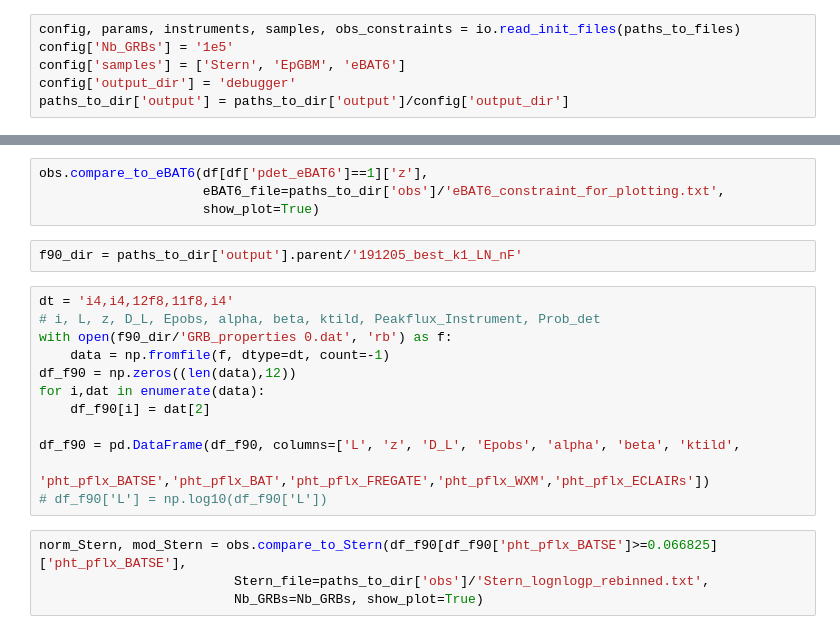
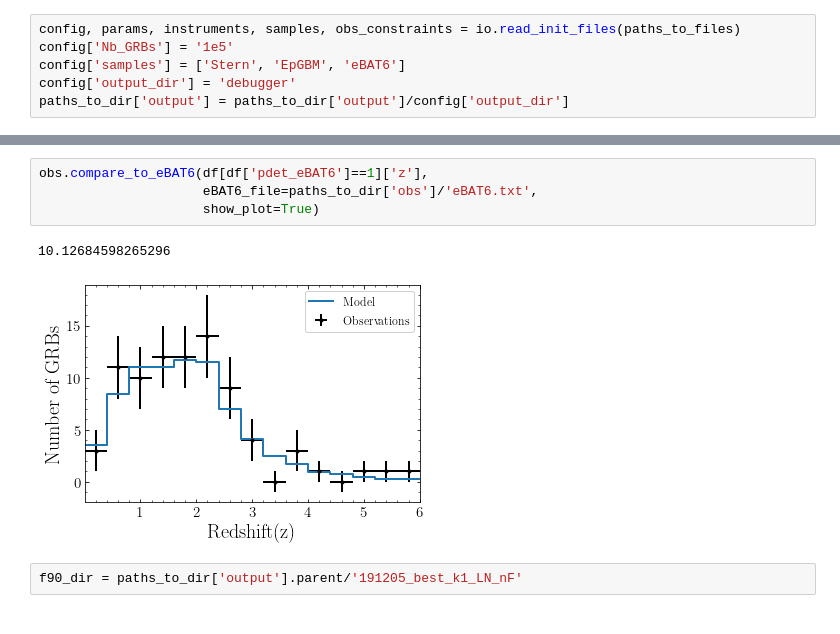
Before and after one commit to JPalmerio/GRB_population_model, a Jupyter notebook: ipynb_codes/Debugger.ipynb, the cells around one changed output, grey strips where cells are left out. Cells and saved outputs as stored; diff of their text form.

```diff
--- a/ipynb_codes/Debugger.ipynb
+++ b/ipynb_codes/Debugger.ipynb
@@ -67,22 +109,9 @@ obs.compare_to_EpGBM(df[df['pdet_EpGBM']==1]['Epobs'],
 # %%
 obs.compare_to_eBAT6(df[df['pdet_eBAT6']==1]['z'],
-                     eBAT6_file=paths_to_dir['obs']/'eBAT6_constraint_for_plotting.txt',
+                     eBAT6_file=paths_to_dir['obs']/'eBAT6.txt',
                      show_plot=True)
+# %% [output]
+10.12684598265296
+[figure, added]
 # %%
 f90_dir = paths_to_dir['output'].parent/'191205_best_k1_LN_nF'
-# %%
-dt = 'i4,i4,12f8,11f8,i4'
-# i, L, z, D_L, Epobs, alpha, beta, ktild, Peakflux_Instrument, Prob_det
-with open(f90_dir/'GRB_properties 0.dat', 'rb') as f:
-    data = np.fromfile(f, dtype=dt, count=-1)
-df_f90 = np.zeros((len(data),12))
-for i,dat in enumerate(data):
-    df_f90[i] = dat[2]
-
-df_f90 = pd.DataFrame(df_f90, columns=['L', 'z', 'D_L', 'Epobs', 'alpha', 'beta', 'ktild',
-                                     'pht_pflx_BATSE','pht_pflx_BAT','pht_pflx_FREGATE','pht_pflx_WXM','pht_pflx_ECLAIRs'])
-# df_f90['L'] = np.log10(df_f90['L'])
-# %%
-norm_Stern, mod_Stern = obs.compare_to_Stern(df_f90[df_f90['pht_pflx_BATSE']>=0.066825]['pht_pflx_BATSE'],
-                         Stern_file=paths_to_dir['obs']/'Stern_lognlogp_rebinned.txt',
-                         Nb_GRBs=Nb_GRBs, show_plot=True)
```
Also changed, not shown: parts of 10 cells of this notebook, 7 other files.
